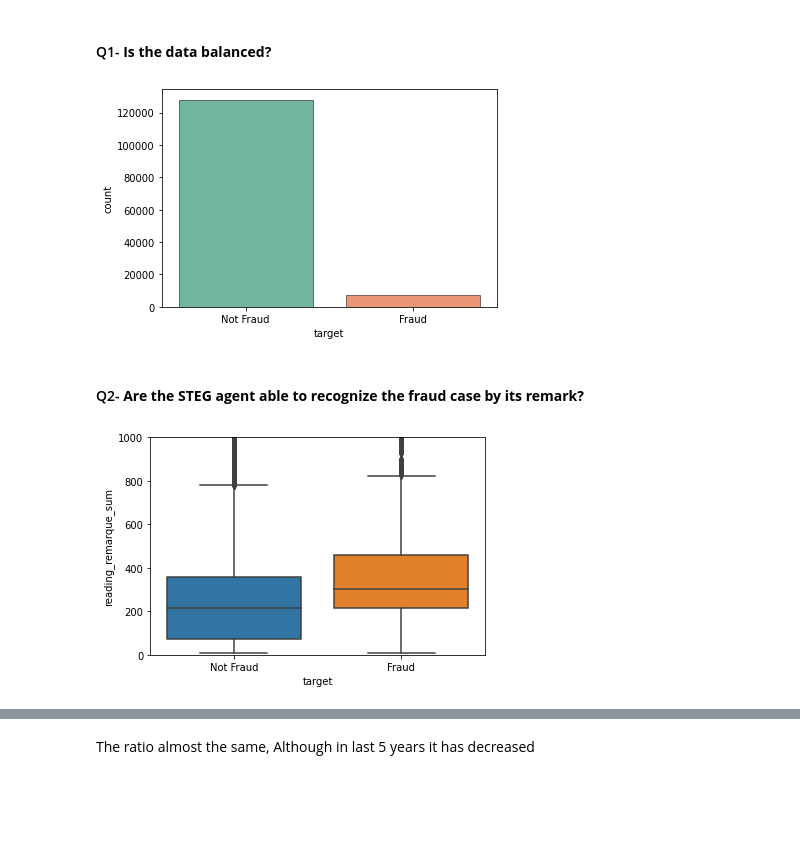
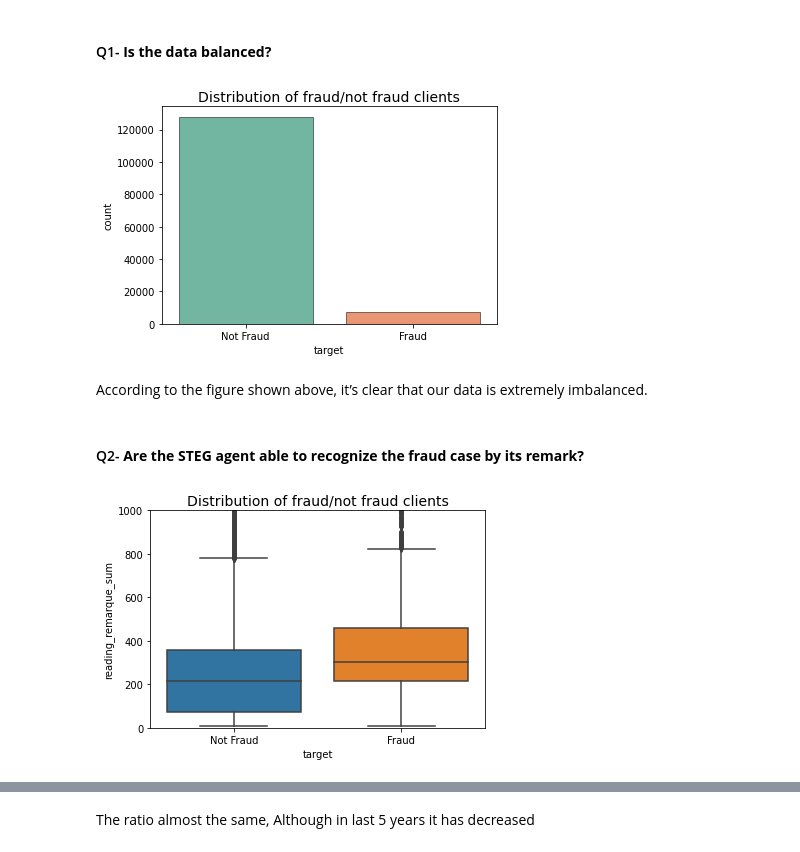
Before and after one commit to ahmedlila/Machine-Learning-Course-Tasks, a Jupyter notebook: Project1_FraudDetectionChallenge.ipynb, the cells around one changed output, grey strips where cells are left out. Drawn from its saved outputs; the diff is of its cells as text; code cells hidden in the pictures; blank space fills up the shorter version.

```diff
--- a/Project1_FraudDetectionChallenge.ipynb
+++ b/Project1_FraudDetectionChallenge.ipynb
@@ -525,13 +525,17 @@ sns.countplot(x='region',data=train_client,hue= 'target', palette='Set3', linewi
 # %%
 plot= sns.countplot(x='target',data=train, palette='Set2', linewidth=0.5, edgecolor='black');
 plot.set_xticklabels(['Not Fraud', 'Fraud']);
+plot.set_title('Distribution of fraud/not fraud clients', fontsize=14);
 # %% [output]
-[figure, old version]
+[figure, new version]
+# %% [markdown]
+According to the figure shown above, it’s clear that our data is extremely imbalanced.
 # %% [markdown]
 #### Q2- <b> Are the STEG agent able to recognize the fraud case by its remark? </b>
 # %%
 plot= sns.boxplot( x="target", y="reading_remarque_sum", data=train);
 plot.set_xticklabels(['Not Fraud', 'Fraud']);
 plot.set(ylim=(0, 1000));
+plot.set_title('Distribution of fraud/not fraud clients', fontsize=14);
 # %% [output]
-[figure, old version]
+[figure, new version]
```
Also changed, not shown: parts of 21 cells of this notebook.
